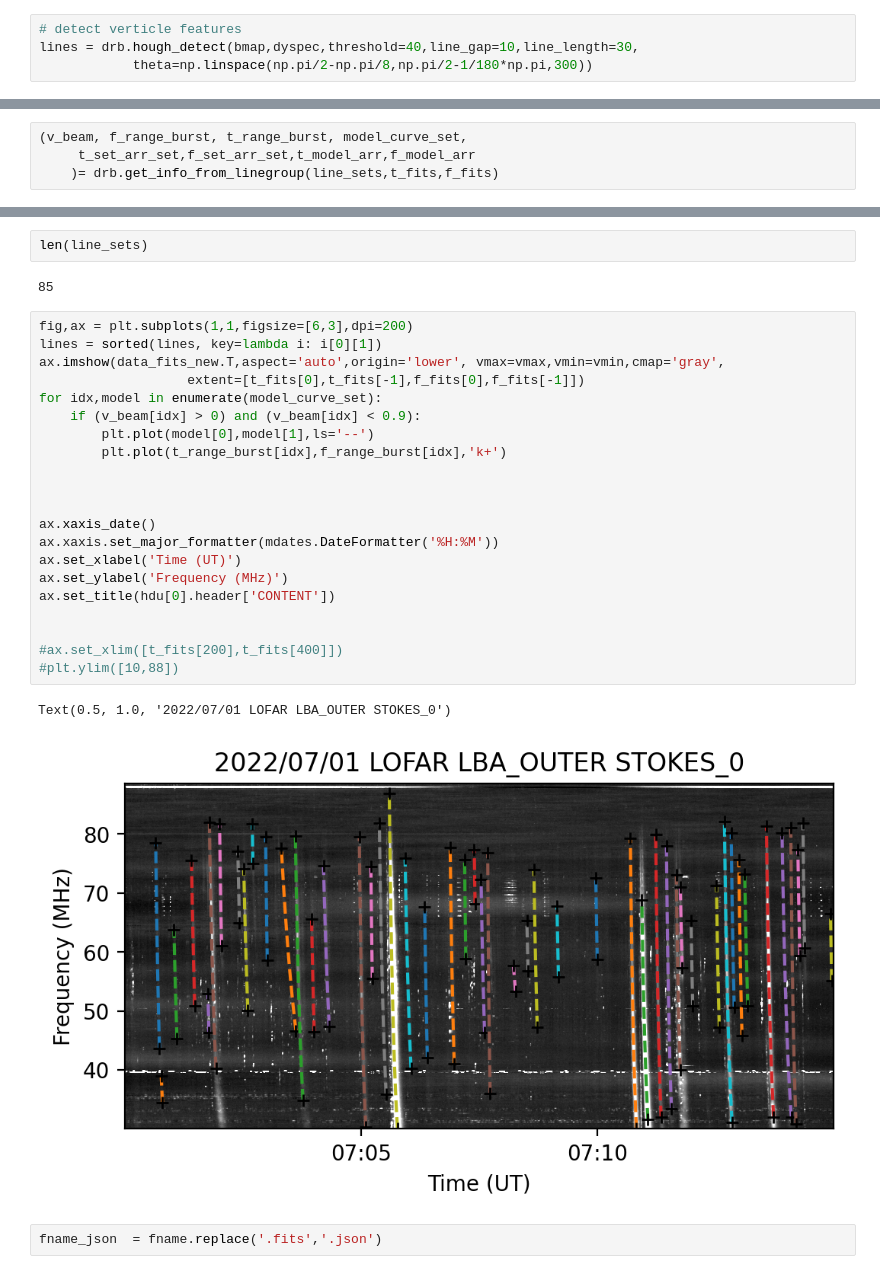
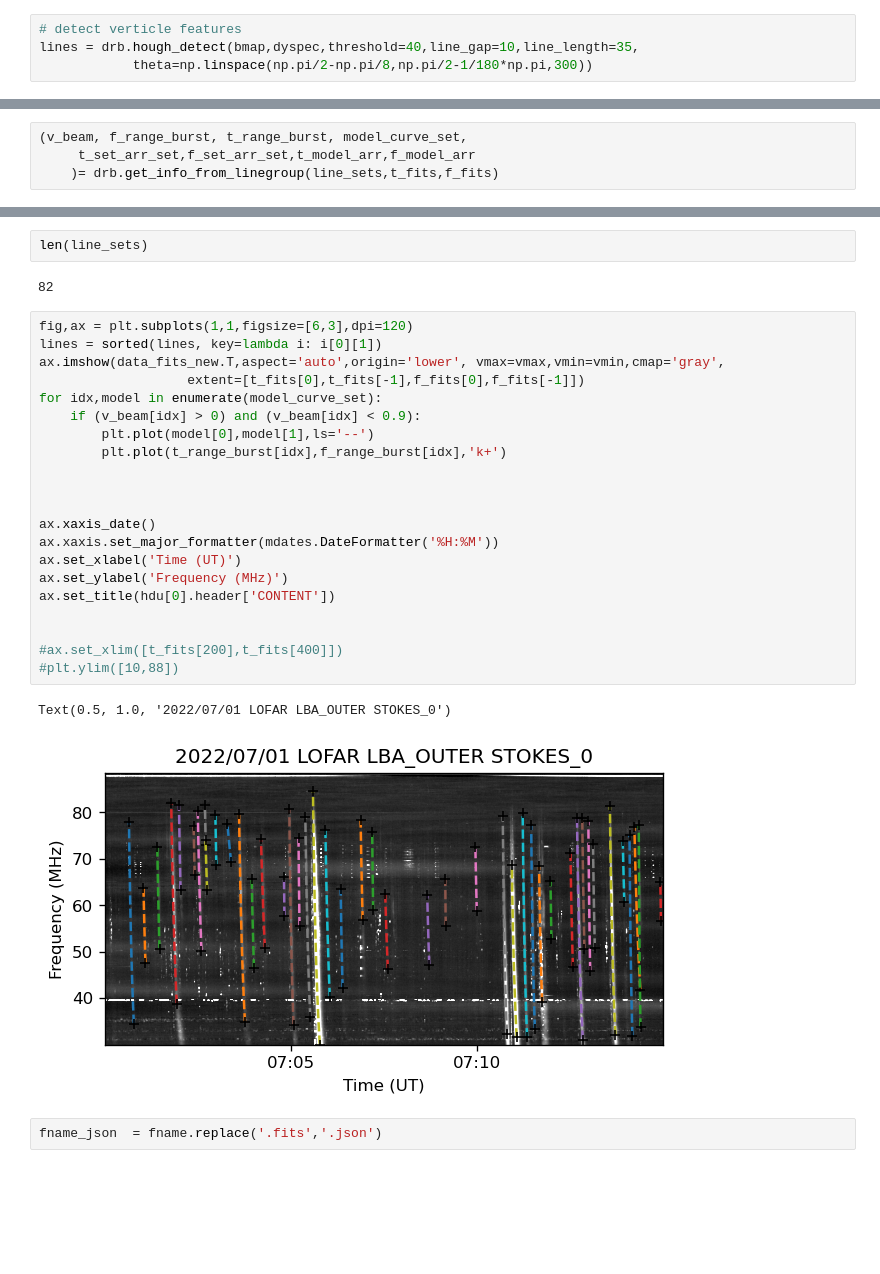
Before and after one commit to peijin94/type3detect, a Jupyter notebook: type3detect_demo.ipynb, the cells around one changed output, grey strips where cells are left out. Drawn from its saved outputs; the diff is of its cells as text; blank space fills up the shorter version.

```diff
--- a/type3detect_demo.ipynb
+++ b/type3detect_demo.ipynb
@@ -69,7 +69,7 @@ Text(0.5, 1.0, 'overplot binary map to spectrum')
 Identify type-III (line-like features) in the image using the Hough transform.
 # %%
 # detect verticle features
-lines = drb.hough_detect(bmap,dyspec,threshold=40,line_gap=10,line_length=30,
+lines = drb.hough_detect(bmap,dyspec,threshold=40,line_gap=10,line_length=35,
             theta=np.linspace(np.pi/2-np.pi/8,np.pi/2-1/180*np.pi,300))
 # %%
 fig,ax = plt.subplots(1,1,figsize=[6,3])
@@ -133,31 +133,31 @@ plt.plot(t_model_arr,f_model_arr)
 # %%
 len(line_sets)
 # %% [output]
-85
+82
 # %%
-fig,ax = plt.subplots(1,1,figsize=[6,3],dpi=200)
+fig,ax = plt.subplots(1,1,figsize=[6,3],dpi=120)
 lines = sorted(lines, key=lambda i: i[0][1])
 ax.imshow(data_fits_new.T,aspect='auto',origin='lower', vmax=vmax,vmin=vmin,cmap='gray',
                    extent=[t_fits[0],t_fits[-1],f_fits[0],f_fits[-1]])
 for idx,model in enumerate(model_curve_set):
     if (v_beam[idx] > 0) and (v_beam[idx] < 0.9):
         plt.plot(model[0],model[1],ls='--')
         plt.plot(t_range_burst[idx],f_range_burst[idx],'k+')
 
 
 
 ax.xaxis_date()
 ax.xaxis.set_major_formatter(mdates.DateFormatter('%H:%M'))
 ax.set_xlabel('Time (UT)')
 ax.set_ylabel('Frequency (MHz)')
 ax.set_title(hdu[0].header['CONTENT'])
 
 
 #ax.set_xlim([t_fits[200],t_fits[400]])
 #plt.ylim([10,88])
 # %% [output]
 Text(0.5, 1.0, '2022/07/01 LOFAR LBA_OUTER STOKES_0')
-[figure, old version]
+[figure, new version]
 # %%
 fname_json  = fname.replace('.fits','.json')
 # %%
```
Also changed, not shown: parts of 6 cells of this notebook, 2 other files.
